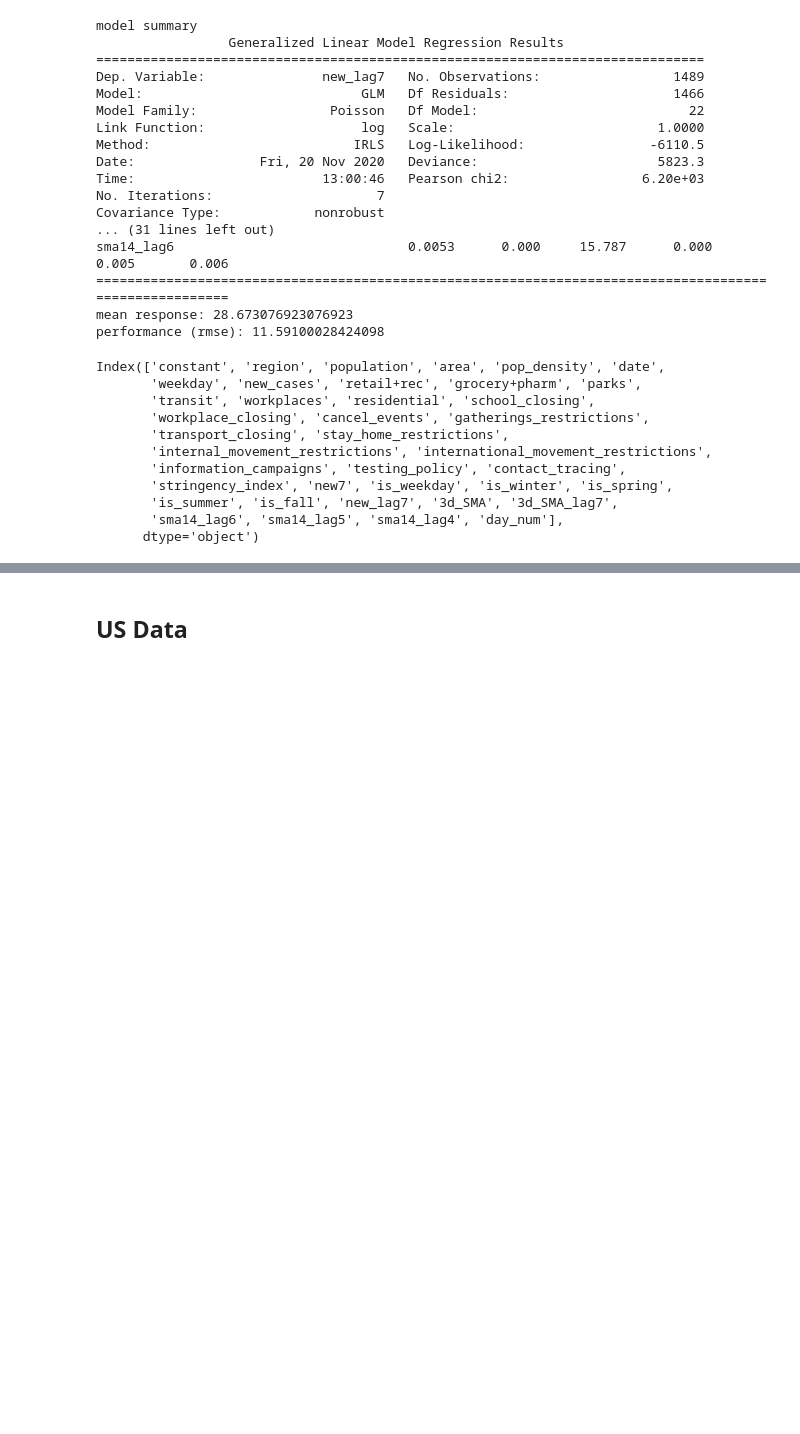
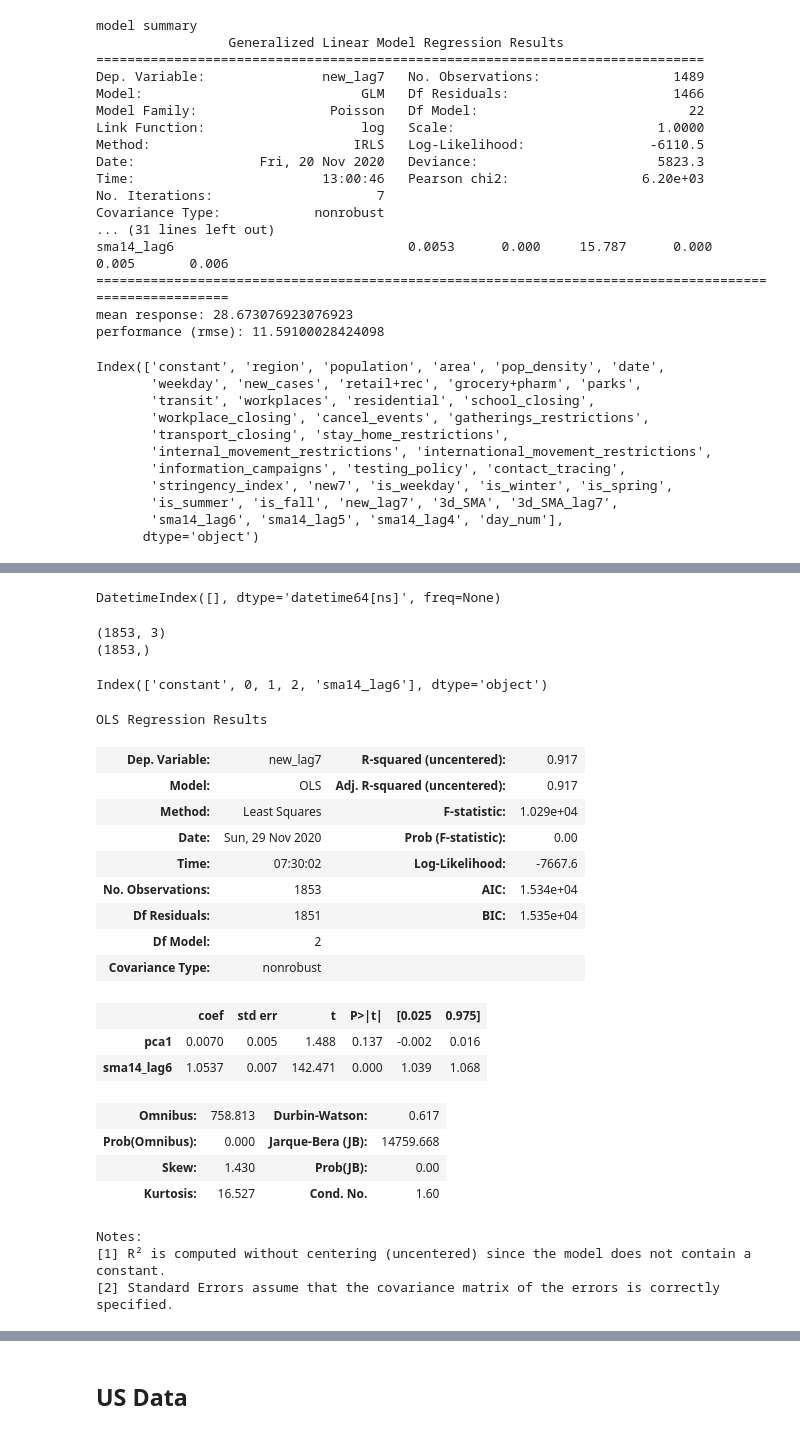
Before and after one commit to scbrock/covid_case_comp, a Jupyter notebook: COVID-19 Case Comp/Jupyter Notebooks/COVID_analysis_1.ipynb, the cells around one changed output, grey strips where cells are left out. Drawn from its saved outputs; the diff is of its cells as text; code cells hidden in the pictures; blank space fills up the shorter version.

```diff
--- a/COVID-19 Case Comp/Jupyter Notebooks/COVID_analysis_1.ipynb
+++ b/COVID-19 Case Comp/Jupyter Notebooks/COVID_analysis_1.ipynb
@@ -2417,0 +2548,54 @@ day_num - day number
+# %%
+# find missing dates
+# or_data_complete
+def find_missing_dates(data):
+    '''
+    find the missing dates from the dates in data
+    '''
+    dates = pd.date_range(start = min(data.date), end = max(data.date)).difference(data.date)
+    return dates
+
+find_missing_dates(or_data_complete)
+# %% [output]
+DatetimeIndex([], dtype='datetime64[ns]', freq=None)
+# %%
+print(pd.DataFrame(pca_x).shape)
+print(X_or["sma14_lag6"].shape)
+# %% [output]
+(1853, 3)
+(1853,)
+# %%
+### add smoothed data to regression, use first principal components for mobility data
+### try poisson regression
+### try GLMGam model as well
+
+# pca_x is the mobility principal components data
+x_input = pd.concat([pd.DataFrame(pca_x), X_or["sma14_lag6"].reset_index(drop=True)], axis=1)
+x_input.insert(0,'constant', [1]*x_input.shape[0])
+print(x_input.columns)
+x_input.columns = ['constant', 'pca1', 'pca2', 'pca3', 'sma14_lag6']
+
+m_pca1 = sm.OLS(y_or_7.reset_index(drop=True),x_input[['pca1', 'sma14_lag6']]).fit()
+m_pca1.summary()
+# %% [output]
+Index(['constant', 0, 1, 2, 'sma14_lag6'], dtype='object')
+OLS Regression Results
+| Dep. Variable: | new_lag7 | R-squared (uncentered): | 0.917 |
+| Model: | OLS | Adj. R-squared (uncentered): | 0.917 |
+| Method: | Least Squares | F-statistic: | 1.029e+04 |
+| Date: | Sun, 29 Nov 2020 | Prob (F-statistic): | 0.00 |
+| Time: | 07:30:02 | Log-Likelihood: | -7667.6 |
+| No. Observations: | 1853 | AIC: | 1.534e+04 |
+| Df Residuals: | 1851 | BIC: | 1.535e+04 |
+| Df Model: | 2 |  |  |
+| Covariance Type: | nonrobust |  |  |
+|  | coef | std err | t | P>|t| | [0.025 | 0.975] |
+| pca1 | 0.0070 | 0.005 | 1.488 | 0.137 | -0.002 | 0.016 |
+| sma14_lag6 | 1.0537 | 0.007 | 142.471 | 0.000 | 1.039 | 1.068 |
+| Omnibus: | 758.813 | Durbin-Watson: | 0.617 |
+| Prob(Omnibus): | 0.000 | Jarque-Bera (JB): | 14759.668 |
+| Skew: | 1.430 | Prob(JB): | 0.00 |
+| Kurtosis: | 16.527 | Cond. No. | 1.60 |
+Notes:
+[1] R² is computed without centering (uncentered) since the model does not contain a constant.
+[2] Standard Errors assume that the covariance matrix of the errors is correctly specified.
```
Also changed, not shown: parts of 11 cells of this notebook.
